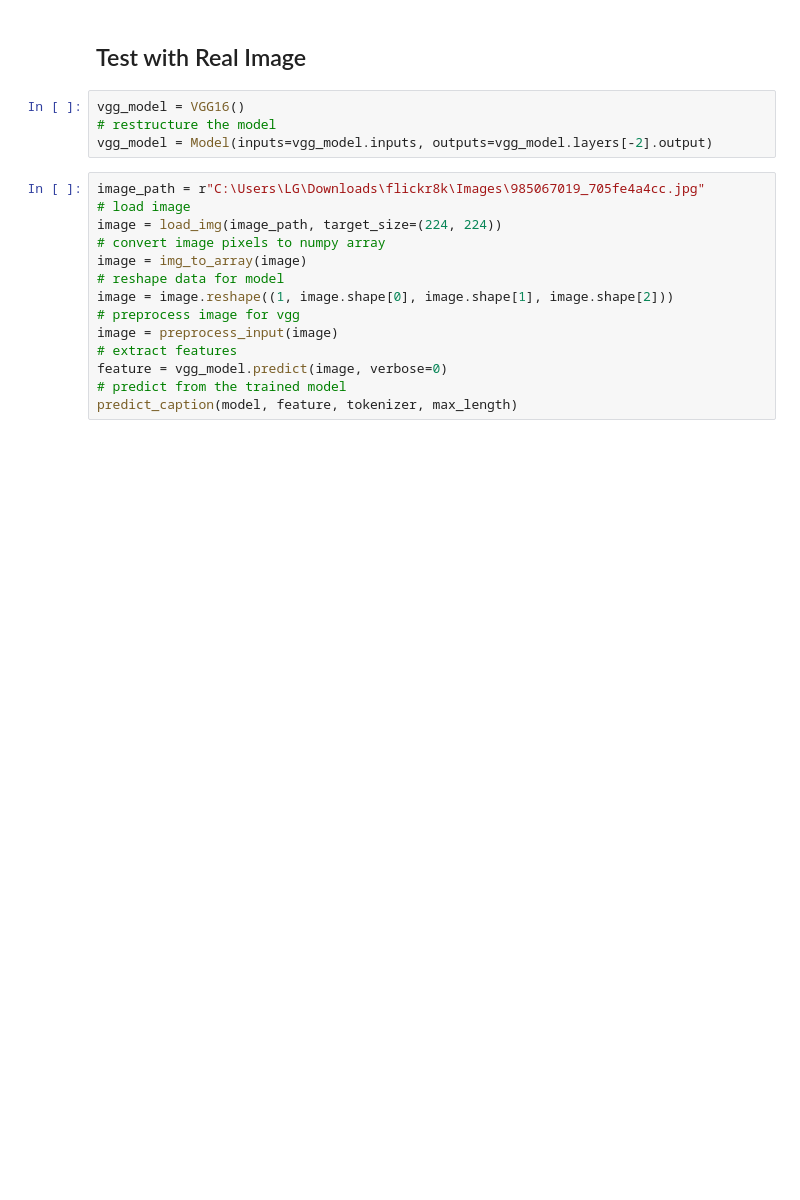
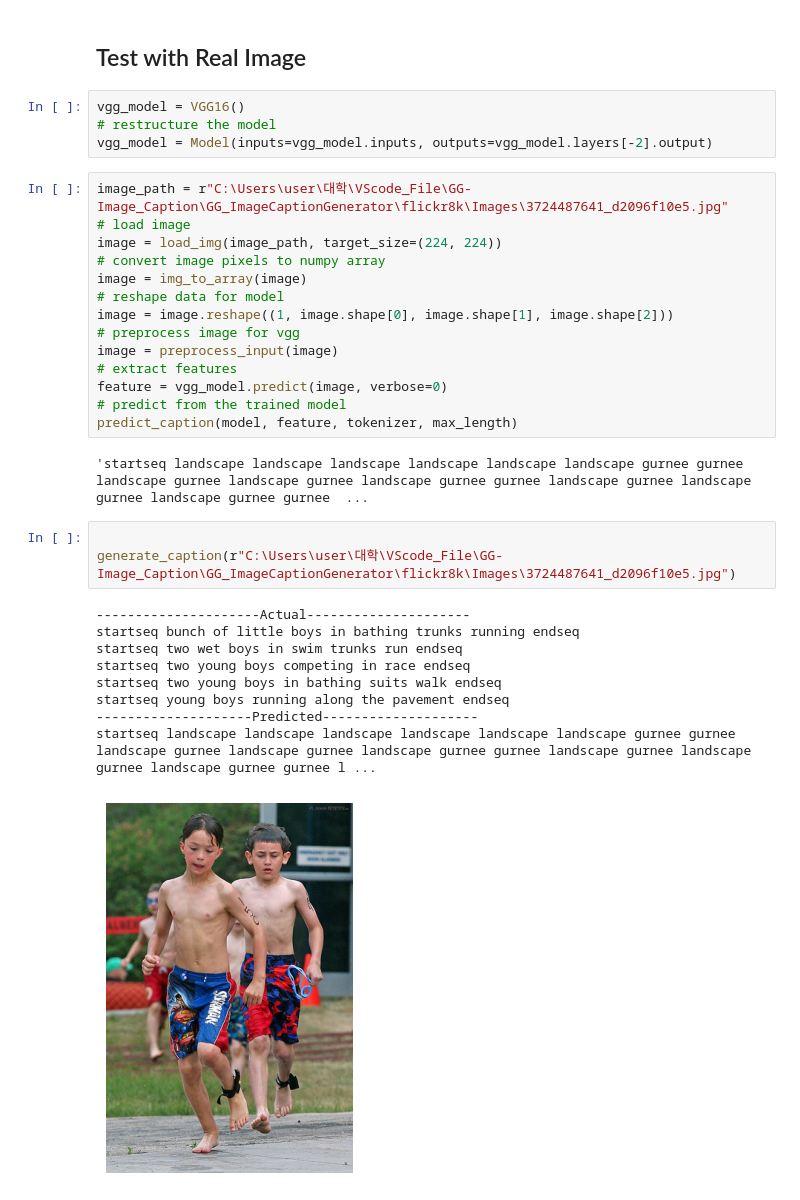
Before and after one commit to Kimdoyeon123/GG_ImageCaptionGenerator, a Jupyter notebook: Image_Caption.ipynb, the cells around one changed output. Drawn from its saved outputs; the diff is of its cells as text; blank space fills up the shorter version.

```diff
--- a/Image_Caption.ipynb
+++ b/Image_Caption.ipynb
@@ -305,7 +432,7 @@ vgg_model = VGG16()
 # restructure the model
 vgg_model = Model(inputs=vgg_model.inputs, outputs=vgg_model.layers[-2].output)
 # %%
-image_path = r"C:\Users\LG\Downloads\flickr8k\Images\985067019_705fe4a4cc.jpg"
+image_path = r"C:\Users\user\대학\VScode_File\GG-Image_Caption\GG_ImageCaptionGenerator\flickr8k\Images\3724487641_d2096f10e5.jpg"
 # load image
 image = load_img(image_path, target_size=(224, 224))
 # convert image pixels to numpy array
@@ -318,3 +445,18 @@ image = preprocess_input(image)
 feature = vgg_model.predict(image, verbose=0)
 # predict from the trained model
 predict_caption(model, feature, tokenizer, max_length)
+# %% [output]
+'startseq landscape landscape landscape landscape landscape landscape gurnee gurnee landscape gurnee landscape gurnee landscape gurnee gurnee landscape gurnee landscape gurnee landscape gurnee gurnee  ...
+# %%
+
+generate_caption(r"C:\Users\user\대학\VScode_File\GG-Image_Caption\GG_ImageCaptionGenerator\flickr8k\Images\3724487641_d2096f10e5.jpg")
+# %% [output]
+---------------------Actual---------------------
+startseq bunch of little boys in bathing trunks running endseq
+startseq two wet boys in swim trunks run endseq
+startseq two young boys competing in race endseq
+startseq two young boys in bathing suits walk endseq
+startseq young boys running along the pavement endseq
+--------------------Predicted--------------------
+startseq landscape landscape landscape landscape landscape landscape gurnee gurnee landscape gurnee landscape gurnee landscape gurnee gurnee landscape gurnee landscape gurnee landscape gurnee gurnee l ...
+[figure, added]
```
Also changed, not shown: parts of 18 cells of this notebook.
